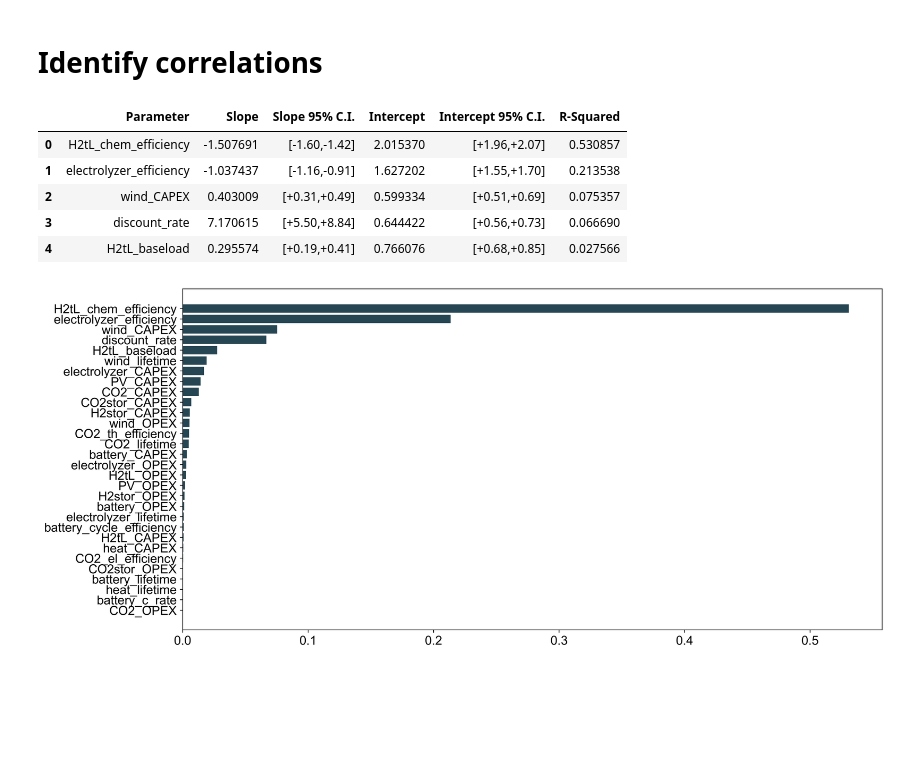
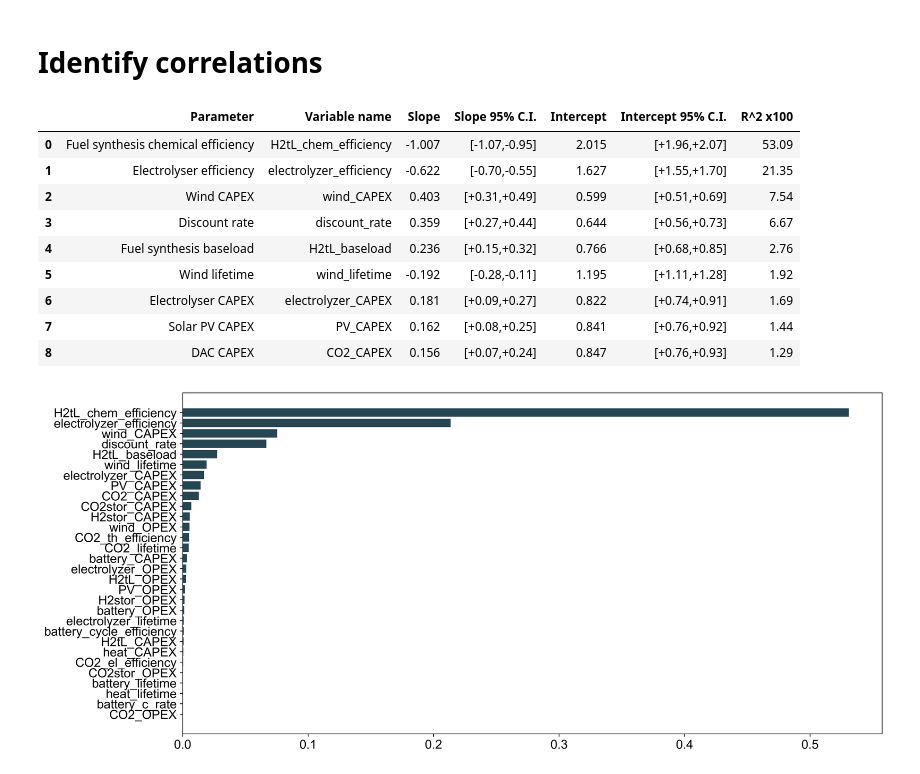
Before and after one commit to kwdseymour/EuroSAFs, a Jupyter notebook: scripts/analysis/sensitivity_analysis.ipynb, the cells around one changed output. Saved outputs shown, nothing was run; the diff lists cells and outputs as text; code cells hidden in the pictures; blank space fills up the shorter version.

```diff
--- a/scripts/analysis/sensitivity_analysis.ipynb
+++ b/scripts/analysis/sensitivity_analysis.ipynb
@@ -94,12 +135,40 @@ for eval_param in eval_params:
 #         'rsquared_adj':results.rsquared_adj
     },ignore_index=True)
 ols_reg = ols_reg[['Parameter','Slope','Slope 95% C.I.','Intercept','Intercept 95% C.I.','R-Squared']]
+# %%
+latex_table = ols_reg.sort_values('R-Squared',ascending=False).reset_index(drop=True)
+latex_table['Slope'] = np.round(latex_table['Slope'],3)
+latex_table['Intercept'] = np.round(latex_table['Intercept'],3)
+latex_table['R^2 x100'] = np.round(latex_table['R-Squared']*100,2)
+latex_table.drop(columns=['R-Squared'], inplace=True)
+
+param_name_map = {
+    'H2tL_chem_efficiency': 'Fuel synthesis chemical efficiency',
+    'electrolyzer_efficiency': 'Electrolyser efficiency',
+    'wind_CAPEX': 'Wind CAPEX',
+    'discount_rate': 'Discount rate',
+    'H2tL_baseload': 'Fuel synthesis baseload',
+    'wind_lifetime': 'Wind lifetime',
+    'electrolyzer_CAPEX': 'Electrolyser CAPEX',
+    'PV_CAPEX': 'Solar PV CAPEX',
+    'CO2_CAPEX': 'DAC CAPEX',
+}
+
+latex_table['Variable name'] = latex_table['Parameter']
+latex_table['Parameter'] = latex_table['Variable name'].map(param_name_map)
+latex_table = latex_table[['Parameter','Variable name','Slope','Slope 95% C.I.','Intercept','Intercept 95% C.I.','R^2 x100']]
+latex_table.head(9)
+# %% [output]
+|  | Parameter | Variable name | Slope | Slope 95% C.I. | Intercept | Intercept 95% C.I. | R^2 x100 |
+| 0 | Fuel synthesis chemical efficiency | H2tL_chem_efficiency | -1.007 | [-1.07,-0.95] | 2.015 | [+1.96,+2.07] | 53.09 |
+| 1 | Electrolyser efficiency | electrolyzer_efficiency | -0.622 | [-0.70,-0.55] | 1.627 | [+1.55,+1.70] | 21.35 |
+| 2 | Wind CAPEX | wind_CAPEX | 0.403 | [+0.31,+0.49] | 0.599 | [+0.51,+0.69] | 7.54 |
+| 3 | Discount rate | discount_rate | 0.359 | [+0.27,+0.44] | 0.644 | [+0.56,+0.73] | 6.67 |
+| 4 | Fuel synthesis baseload | H2tL_baseload | 0.236 | [+0.15,+0.32] | 0.766 | [+0.68,+0.85] | 2.76 |
+| 5 | Wind lifetime | wind_lifetime | -0.192 | [-0.28,-0.11] | 1.195 | [+1.11,+1.28] | 1.92 |
+| 6 | Electrolyser CAPEX | electrolyzer_CAPEX | 0.181 | [+0.09,+0.27] | 0.822 | [+0.74,+0.91] | 1.69 |
+| 7 | Solar PV CAPEX | PV_CAPEX | 0.162 | [+0.08,+0.25] | 0.841 | [+0.76,+0.92] | 1.44 |
+| 8 | DAC CAPEX | CO2_CAPEX | 0.156 | [+0.07,+0.24] | 0.847 | [+0.76,+0.93] | 1.29 |
 # %%
-ols_reg.sort_values('R-Squared',ascending=False).reset_index(drop=True).head(5)
+ols_reg.sort_values('R-Squared',ascending=False).reset_index(drop=True).to_csv('../../latex/sensitivity_parameters_export.csv',index=False)
+latex_table.to_latex('../../latex/sensitivity_parameters_export.tex',index=False)
-# %% [output]
-|  | Parameter | Slope | Slope 95% C.I. | Intercept | Intercept 95% C.I. | R-Squared |
-| 0 | H2tL_chem_efficiency | -1.507691 | [-1.60,-1.42] | 2.015370 | [+1.96,+2.07] | 0.530857 |
-| 1 | electrolyzer_efficiency | -1.037437 | [-1.16,-0.91] | 1.627202 | [+1.55,+1.70] | 0.213538 |
-| 2 | wind_CAPEX | 0.403009 | [+0.31,+0.49] | 0.599334 | [+0.51,+0.69] | 0.075357 |
-| 3 | discount_rate | 7.170615 | [+5.50,+8.84] | 0.644422 | [+0.56,+0.73] | 0.066690 |
-| 4 | H2tL_baseload | 0.295574 | [+0.19,+0.41] | 0.766076 | [+0.68,+0.85] | 0.027566 |
```
Also changed, not shown: parts of 4 cells of this notebook, 1 other file.
